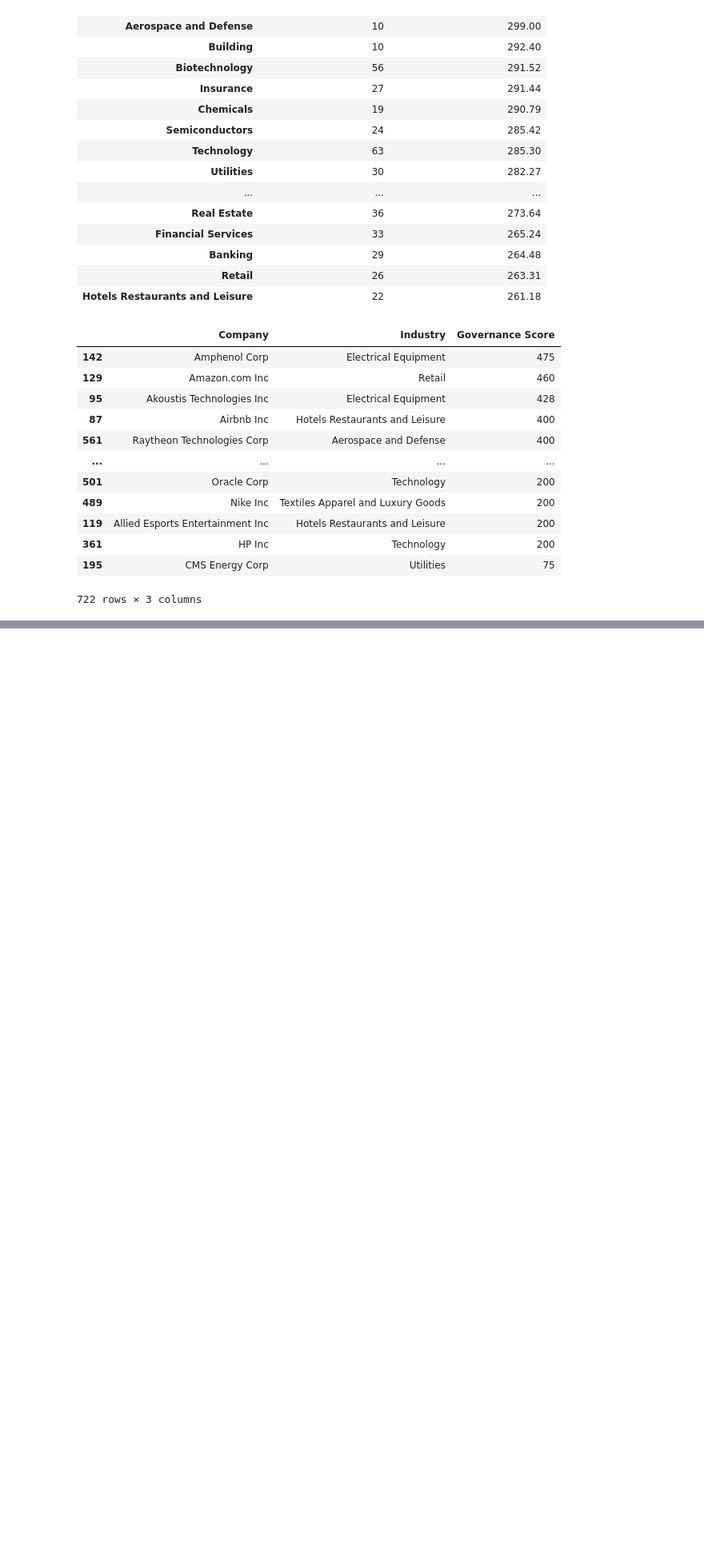
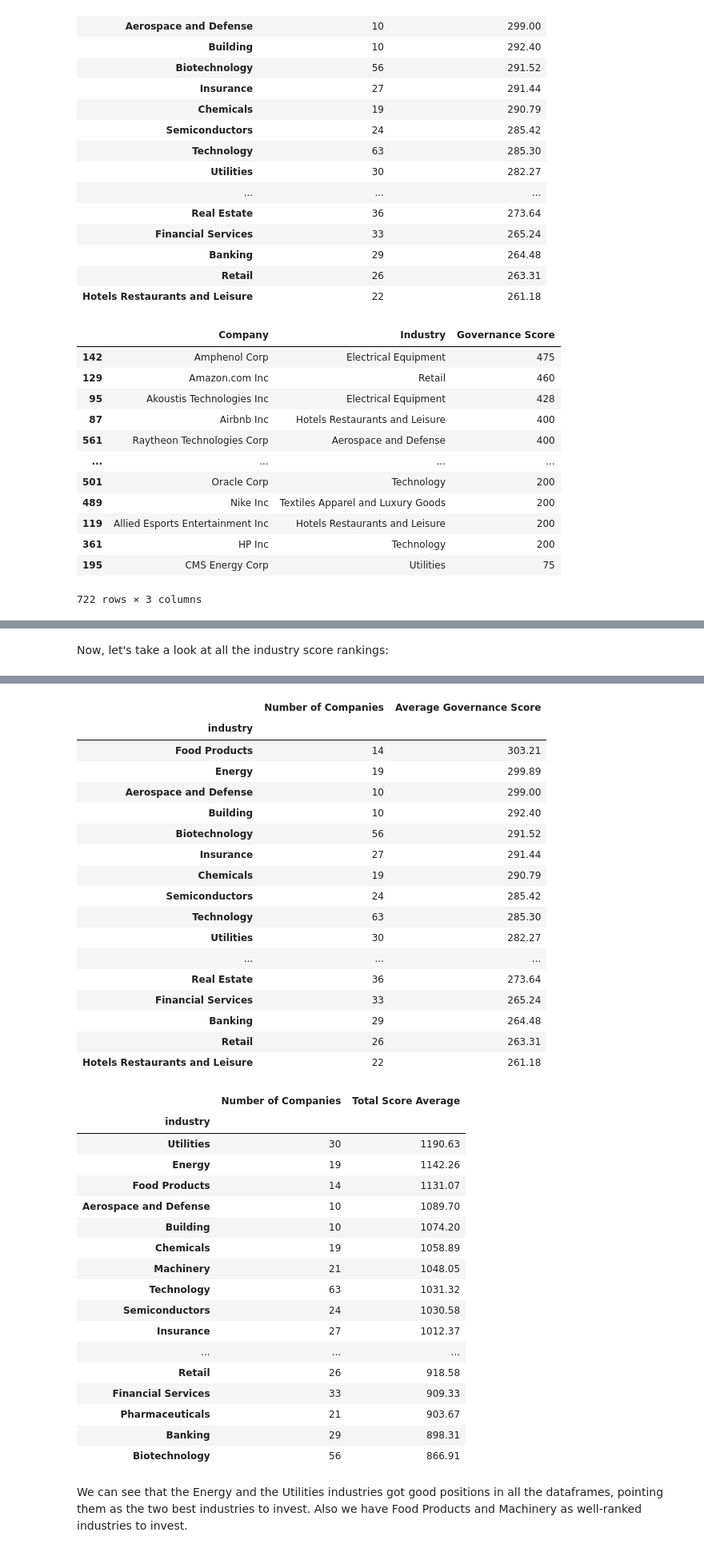
Before and after one commit to pedrocfontenele/Public-Company-ESG-Ratings-Datas, a Jupyter notebook: Untitled-1.ipynb, the cells around one changed output, grey strips where cells are left out. Shown at 80% size. Cells and saved outputs as stored; diff of their text form; code cells hidden in the pictures; blank space fills up the shorter version.

```diff
--- a/Untitled-1.ipynb
+++ b/Untitled-1.ipynb
@@ -108,13 +108,13 @@ display(best_companies_environment)
 # %% [markdown]
 Now, we are going to search the best industries and companies to invest considering the social criteria. We will also consider here only industries with 10 or more companies, so the investors will have a good amount of companies per industry to diversify invesments.
 # %%
-best_industries_social=df.groupby('industry').agg({'social_score':['count', 'mean']})
-best_industries_social.columns=['Number of Companies', 'Average Social Score']
-best_industries_social=best_industries_social.sort_values(by='Average Social Score', ascending=False)
-best_industries_social['Average Social Score']=best_industries_social['Average Social Score'].round(2)
-best_industries_social=best_industries_social.query('`Number of Companies`>=10')
+best_industries_social_score=df.groupby('industry').agg({'social_score':['count', 'mean']})
+best_industries_social_score.columns=['Number of Companies', 'Average Social Score']
+best_industries_social_score=best_industries_social_score.sort_values(by='Average Social Score', ascending=False)
+best_industries_social_score['Average Social Score']=best_industries_social_score['Average Social Score'].round(2)
+best_industries_social_score=best_industries_social_score.query('`Number of Companies`>=10')
 
-display(best_industries_social)
+display(best_industries_social_score)
 # %% [output]
 |  | Number of Companies | Average Social Score |
 | industry |  |  |
@@ -159,13 +159,13 @@ display (best_companies_social)
 # %% [markdown]
 Then we can do the same to check the best industries and companies considering only governance criteria:
 # %%
-best_industries_governance=df.groupby('industry').agg({'governance_score': ['count', 'mean']})
-best_industries_governance.columns=['Number of Companies', 'Average Governance Score']
-best_industries_governance=best_industries_governance.sort_values(by='Average Governance Score', ascending=False)
-best_industries_governance['Average Governance Score']=best_industries_governance['Average Governance Score'].round(2)
-best_industries_governance=best_industries_governance.query('`Number of Companies`>=10')
+best_industries_governance_score=df.groupby('industry').agg({'governance_score': ['count', 'mean']})
+best_industries_governance_score.columns=['Number of Companies', 'Average Governance Score']
+best_industries_governance_score=best_industries_governance_score.sort_values(by='Average Governance Score', ascending=False)
+best_industries_governance_score['Average Governance Score']=best_industries_governance_score['Average Governance Score'].round(2)
+best_industries_governance_score=best_industries_governance_score.query('`Number of Companies`>=10')
 
-display(best_industries_governance)
+display(best_industries_governance_score)
 # %% [output]
 |  | Number of Companies | Average Governance Score |
 | industry |  |  |
@@ -207,0 +257,5 @@ display(best_companies_governance)
+# %% [markdown]
+Now, let's take a look at all the industry score rankings:
+# %%
+display(best_industries_environment_score, best_industries_social_score, best_industries_governance_score, best_industries_total_score)
+# %% [output]
@@ -207,0 +298,38 @@ display(best_companies_governance)
+|  | Number of Companies | Average Governance Score |
+| industry |  |  |
+| Food Products | 14 | 303.21 |
+| Energy | 19 | 299.89 |
+| Aerospace and Defense | 10 | 299.00 |
+| Building | 10 | 292.40 |
+| Biotechnology | 56 | 291.52 |
+| Insurance | 27 | 291.44 |
+| Chemicals | 19 | 290.79 |
+| Semiconductors | 24 | 285.42 |
+| Technology | 63 | 285.30 |
+| Utilities | 30 | 282.27 |
+| ... | ... | ... |
+| Real Estate | 36 | 273.64 |
+| Financial Services | 33 | 265.24 |
+| Banking | 29 | 264.48 |
+| Retail | 26 | 263.31 |
+| Hotels Restaurants and Leisure | 22 | 261.18 |
+|  | Number of Companies | Total Score Average |
+| industry |  |  |
+| Utilities | 30 | 1190.63 |
+| Energy | 19 | 1142.26 |
+| Food Products | 14 | 1131.07 |
+| Aerospace and Defense | 10 | 1089.70 |
+| Building | 10 | 1074.20 |
+| Chemicals | 19 | 1058.89 |
+| Machinery | 21 | 1048.05 |
+| Technology | 63 | 1031.32 |
+| Semiconductors | 24 | 1030.58 |
+| Insurance | 27 | 1012.37 |
+| ... | ... | ... |
+| Retail | 26 | 918.58 |
+| Financial Services | 33 | 909.33 |
+| Pharmaceuticals | 21 | 903.67 |
+| Banking | 29 | 898.31 |
+| Biotechnology | 56 | 866.91 |
+# %% [markdown]
+We can see that the Energy and the Utilities industries got good positions in all the dataframes, pointing them as the two best industries to invest. Also we have Food Products and Machinery as well-ranked industries to invest.
```
Also changed, not shown: parts of 8 cells of this notebook.
